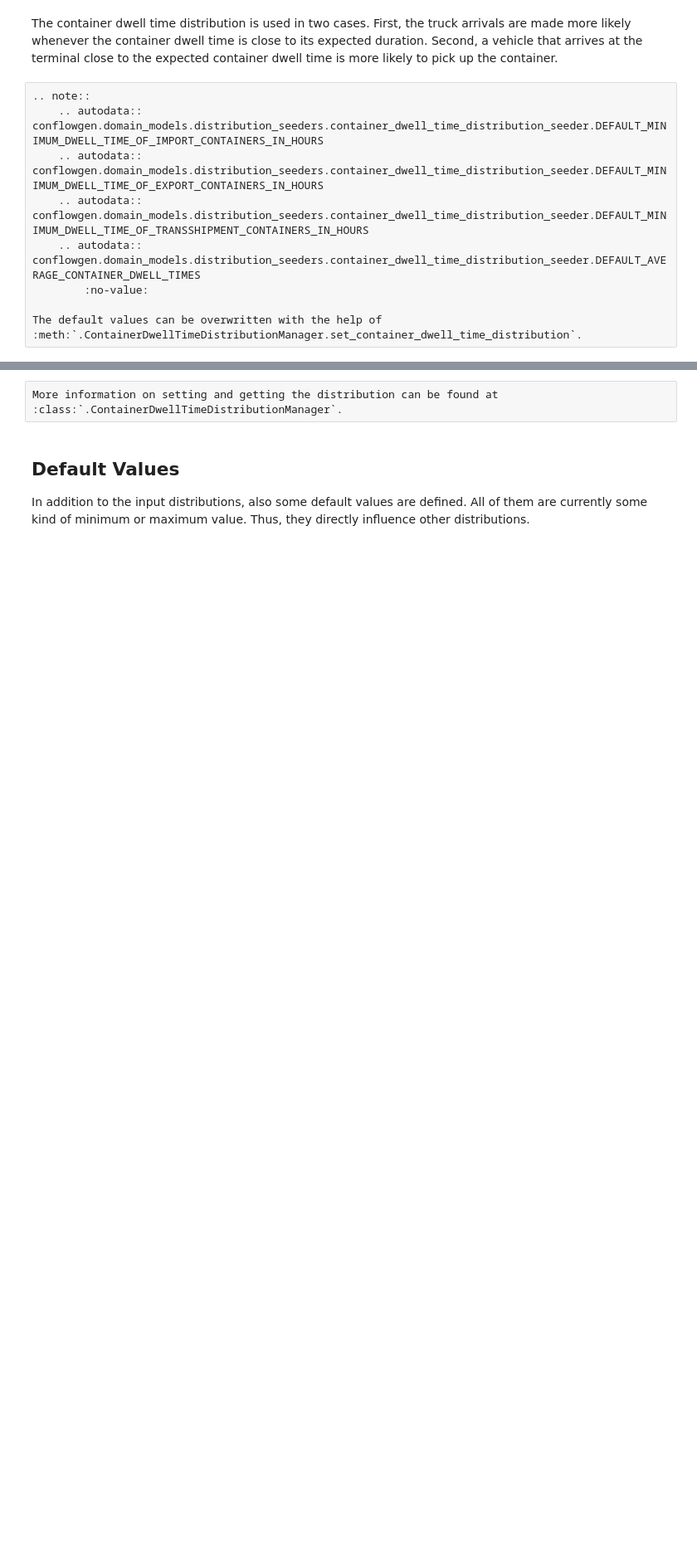
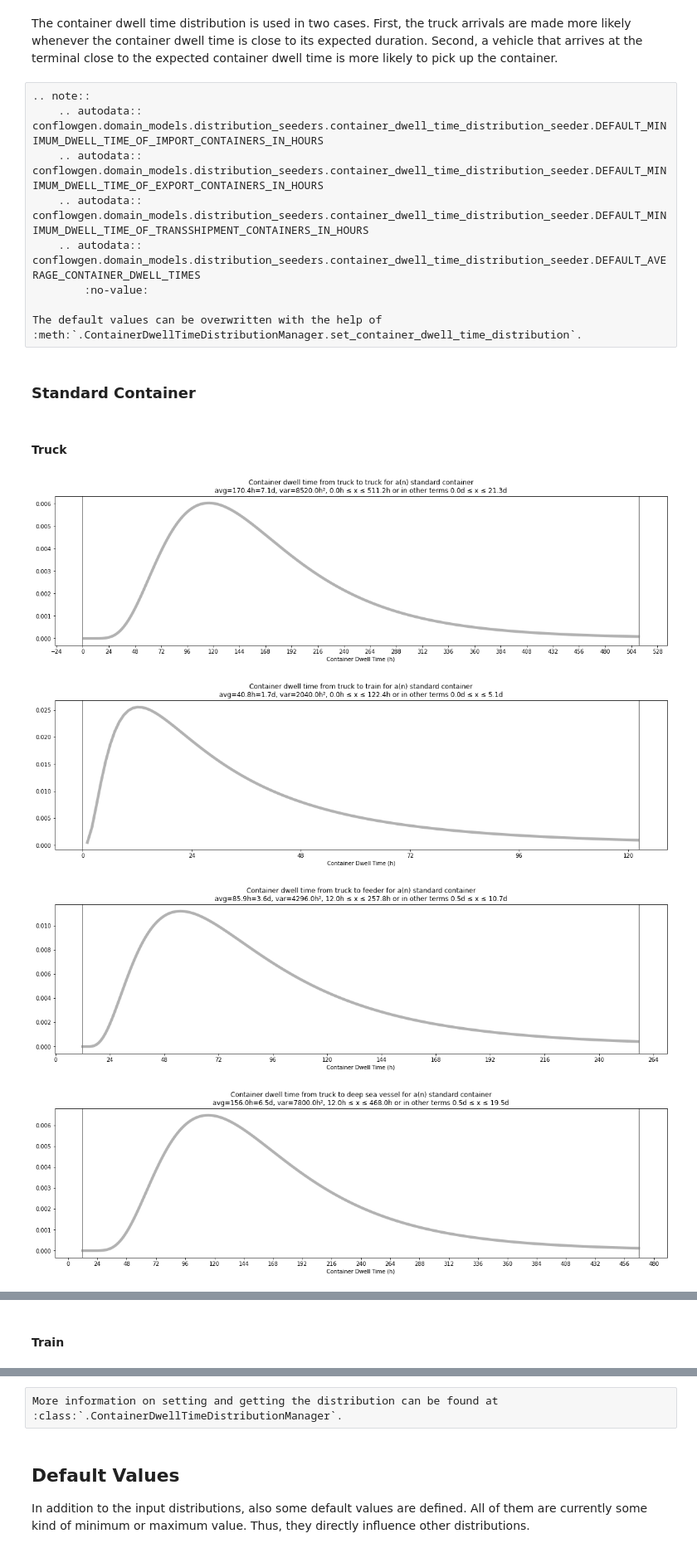
Before and after one commit to 1kastner/conflowgen, a Jupyter notebook: docs/notebooks/input_distributions.ipynb, the cells around one changed output, grey strips where cells are left out. Shown at 83% size. Saved outputs shown, nothing was run; the diff lists cells and outputs as text; code cells hidden in the pictures; blank space fills up the shorter version.

Commit message:
Increase variance, add offset

```diff
--- a/docs/notebooks/input_distributions.ipynb
+++ b/docs/notebooks/input_distributions.ipynb
@@ -566,39 +723,50 @@ distributions = container_dwell_time_distribution_manager.get_container_dwell_ti
 number_days_in_hours = 30 * 24
 x = np.linspace(0, number_days_in_hours, number_days_in_hours)
 locator = matplotlib.ticker.MultipleLocator(24)
 
-for inbound_vehicle in conflowgen.ModeOfTransport:
-
-    display(Markdown(f"### {str(inbound_vehicle).replace('_', ' ').title()}"))
-
-    for outbound_vehicle in conflowgen.ModeOfTransport:
-        for storage_requirement in [
+for storage_requirement in [
             conflowgen.StorageRequirement.standard, conflowgen.StorageRequirement.empty
         ]:
+
+    display(Markdown(f"### {str(storage_requirement).title()} Container"))
+
+    for inbound_vehicle in conflowgen.ModeOfTransport:
+
+        display(Markdown(f"#### {str(inbound_vehicle).replace('_', ' ').title()}"))
+
+        for outbound_vehicle in conflowgen.ModeOfTransport:
+
             distribution = distributions[inbound_vehicle][outbound_vehicle][storage_requirement]
 
             plt.figure(figsize=(20, 5))
             plt.axvline(distribution.minimum, color="dimgray")
             if distribution.maximum < number_days_in_hours:
                 plt.axvline(distribution.maximum, color="dimgray")
 
             x_in_range = x[np.where((distribution.minimum < x) & (x < distribution.maximum))]
 
             plt.plot(
                 x_in_range,
                 distribution.get_probabilities(x_in_range),
                 color='gray',
                 lw=5,
                 alpha=0.6,
             )
             plt.xlabel("Container Dwell Time (h)")
             plt.gca().xaxis.set_major_locator(locator)
             title = (
-                f'Container dwell time from {inbound_vehicle} to {outbound_vehicle} '
-                f'for a(n) {storage_requirement} container\n'
-                f'avg={distribution.average:.1f}h, var={distribution.variance:.1f}h², '
+                f'Container dwell time from {str(inbound_vehicle).replace("_", " ")} to {str(outbound_vehicle).replace("_", " ")} '
+                f'for a(n) {str(storage_requirement).replace("_", " ")} container\n'
+                f'avg={distribution.average:.1f}h={distribution.average / 24:.1f}d, var={distribution.variance:.1f}h², '
                 f'{distribution.minimum:.1f}h ≤ x ≤ {distribution.maximum:.1f}h or in other terms '
                 f'{distribution.minimum / 24:.1f}d ≤ x ≤ {distribution.maximum / 24:.1f}d'
             )
             plt.title(title)
             plt.show()
+# %% [output]
+### Standard Container
+#### Truck
+[figure, added]
+[figure, added]
+[figure, added]
+[figure, added]
@@ -604,0 +774 @@ for inbound_vehicle in conflowgen.ModeOfTransport:
+#### Train
```
Also changed, not shown: parts of 19 cells of this notebook, 3 other files.
